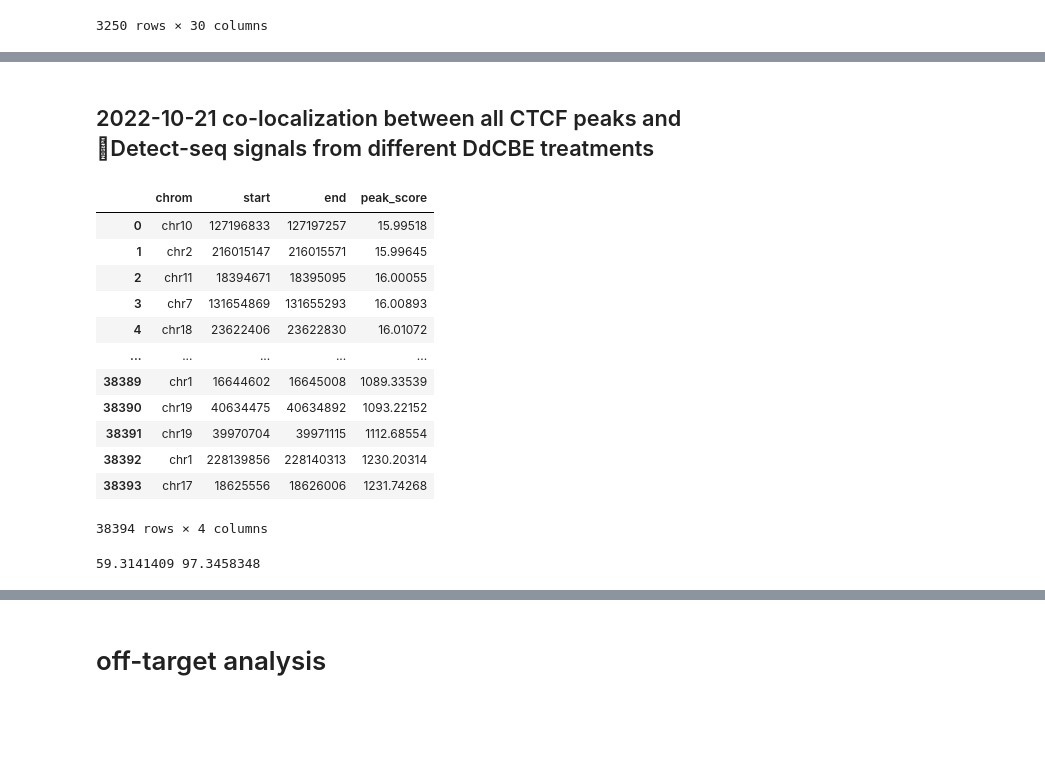
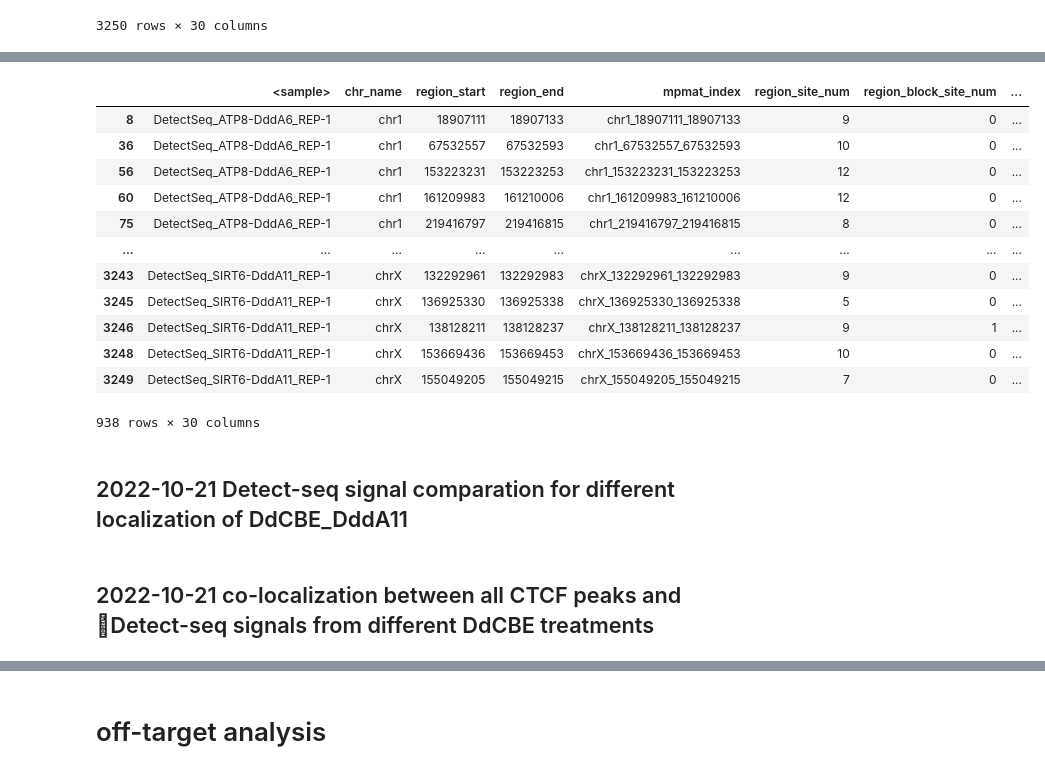
Before and after one commit to hermanzhaozzzz/snakepipes_detect-seq, a Jupyter notebook: step.03.local_analysis.ipynb, the cells around one changed output, grey strips where cells are left out. Cells and saved outputs as stored; diff of their text form; code cells hidden in the pictures; blank space fills up the shorter version.

```diff
--- a/step.03.local_analysis.ipynb
+++ b/step.03.local_analysis.ipynb
@@ -470,15 +469,3 @@ df_old_site_new_signal
 | 3248 | DetectSeq_SIRT6-DddA11_REP-1 | chrX | 153669436 | 153669453 | chrX_153669436_153669453 | 10 | 0 | ... |
 | 3249 | DetectSeq_SIRT6-DddA11_REP-1 | chrX | 155049205 | 155049215 | chrX_155049205_155049215 | 7 | 0 | ... |
 3250 rows × 30 columns
-# %%
-# load table?
-# (Detect.T/Detect.total)^2 * Detect.T,
-#     (Detect.A/Detect.total)^2 * Detect.A
-
-df_old_site_new_signal['Detect-seq_signal'] = (df_old_site_new_signal['treat_mut_count.norm'] / df_old_site_new_signal['treat_count.norm'])**2 * df_old_site_new_signal['treat_mut_count.norm']
-df_plot = df_old_site_new_signal[['<sample>', 'mpmat_index', 'Detect-seq_signal']]
-print(df_plot.isna().sum())
-
-df_plot = df_plot.fillna(0)
-
-print(df_plot.isna().sum())
@@ -636,0 +497,14 @@ pearson_r = df_plot_corr.loc[x, y]
+# %%
+df_sign_lenient = (df_old_site_new_signal
+                   .query('FDR <= 0.01')  # 25118
+                   .query('log2_FC_mut >= 2')  # 25118
+                   .query('ctrl_mut_count <= 1')  # 22009
+                   .query('`treat_mut_count.norm` * 100 >= 5')  # 22009
+                   .query('treat_mut_count >= 10')  # 22009
+                   .query('treat_mut_count / treat_count >= 0.15')  # 14476
+                   .query('region_block_site_num <= 1')  # 13522
+                   .query('region_highest_site_mut_ratio >= 0.30')  # 7001
+                   )
+
+print(df_sign_lenient.shape[0])
+df_sign_lenient.groupby('<sample>').describe()
@@ -637 +522,19 @@ pearson_r = df_plot_corr.loc[x, y]
+# %%
+df_sign_lenient
+# %% [output]
+|  | <sample> | chr_name | region_start | region_end | mpmat_index | region_site_num | region_block_site_num | ... |
+| 8 | DetectSeq_ATP8-DddA6_REP-1 | chr1 | 18907111 | 18907133 | chr1_18907111_18907133 | 9 | 0 | ... |
+| 36 | DetectSeq_ATP8-DddA6_REP-1 | chr1 | 67532557 | 67532593 | chr1_67532557_67532593 | 10 | 0 | ... |
+| 56 | DetectSeq_ATP8-DddA6_REP-1 | chr1 | 153223231 | 153223253 | chr1_153223231_153223253 | 12 | 0 | ... |
+| 60 | DetectSeq_ATP8-DddA6_REP-1 | chr1 | 161209983 | 161210006 | chr1_161209983_161210006 | 12 | 0 | ... |
+| 75 | DetectSeq_ATP8-DddA6_REP-1 | chr1 | 219416797 | 219416815 | chr1_219416797_219416815 | 8 | 0 | ... |
+| ... | ... | ... | ... | ... | ... | ... | ... | ... |
+| 3243 | DetectSeq_SIRT6-DddA11_REP-1 | chrX | 132292961 | 132292983 | chrX_132292961_132292983 | 9 | 0 | ... |
+| 3245 | DetectSeq_SIRT6-DddA11_REP-1 | chrX | 136925330 | 136925338 | chrX_136925330_136925338 | 5 | 0 | ... |
+| 3246 | DetectSeq_SIRT6-DddA11_REP-1 | chrX | 138128211 | 138128237 | chrX_138128211_138128237 | 9 | 1 | ... |
+| 3248 | DetectSeq_SIRT6-DddA11_REP-1 | chrX | 153669436 | 153669453 | chrX_153669436_153669453 | 10 | 0 | ... |
+| 3249 | DetectSeq_SIRT6-DddA11_REP-1 | chrX | 155049205 | 155049215 | chrX_155049205_155049215 | 7 | 0 | ... |
+938 rows × 30 columns
+# %% [markdown]
+## 2022-10-21 Detect-seq signal comparation for different localization of DdCBE_DddA11
 # %% [markdown]
@@ -639,29 +541,0 @@ pearson_r = df_plot_corr.loc[x, y]
-# %%
-df_ctcf = pd.read_csv(
-    '../bed/ENCFF285QVL_CTCF_binding_sites.bed',
-    sep='\t',
-    header=None,
-    usecols=[0, 1, 2, 6],
-    names=['chrom', 'start', 'end', 'peak_score']
-)
-
-df_ctcf
-# %% [output]
-|  | chrom | start | end | peak_score |
-| 0 | chr10 | 127196833 | 127197257 | 15.99518 |
-| 1 | chr2 | 216015147 | 216015571 | 15.99645 |
-| 2 | chr11 | 18394671 | 18395095 | 16.00055 |
-| 3 | chr7 | 131654869 | 131655293 | 16.00893 |
-| 4 | chr18 | 23622406 | 23622830 | 16.01072 |
-| ... | ... | ... | ... | ... |
-| 38389 | chr1 | 16644602 | 16645008 | 1089.33539 |
-| 38390 | chr19 | 40634475 | 40634892 | 1093.22152 |
-| 38391 | chr19 | 39970704 | 39971115 | 1112.68554 |
-| 38392 | chr1 | 228139856 | 228140313 | 1230.20314 |
-| 38393 | chr17 | 18625556 | 18626006 | 1231.74268 |
-38394 rows × 4 columns
-# %%
-q_one_third, q_two_third = np.quantile(df_ctcf.peak_score, q=(0.33, 0.66))
-print(q_one_third, q_two_third)
-# %% [output]
-59.3141409 97.3458348
```
Also changed, not shown: parts of 19 cells of this notebook.
